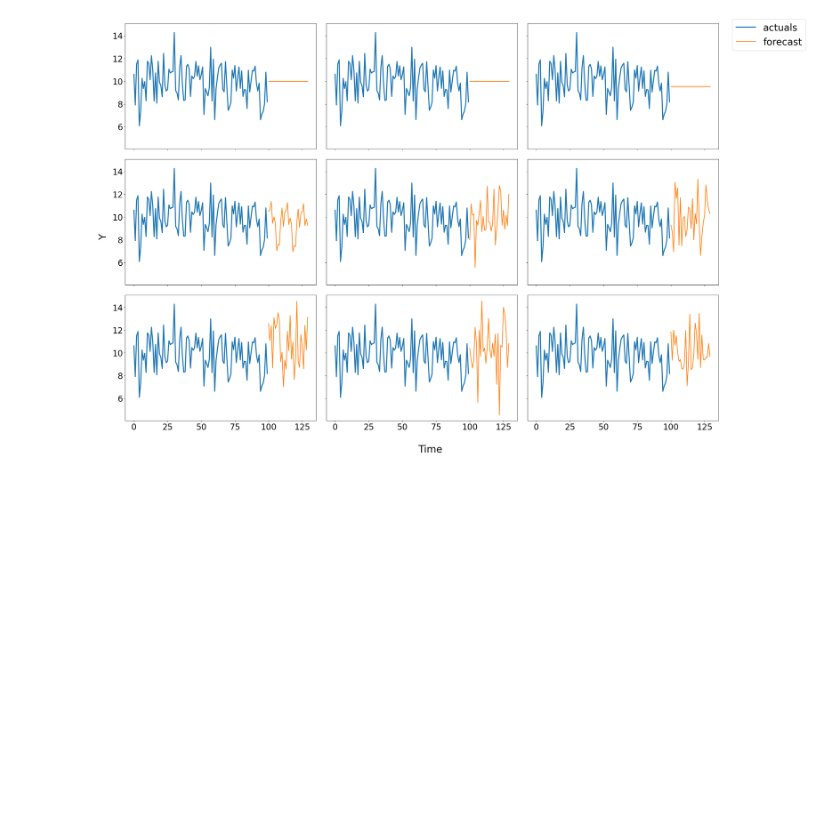
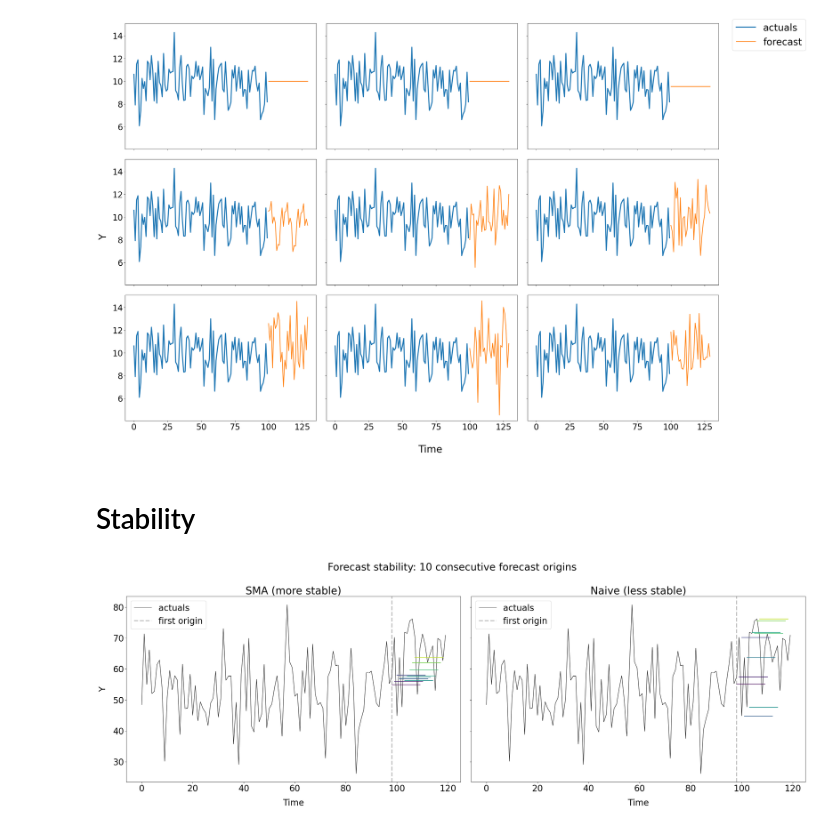
Before and after one commit to ltsaprounis/evaluating-distributional-forecasts-talk, a Jupyter notebook: point-forecasting-metrics.ipynb, the cells around one changed output. Cells and saved outputs as stored; diff of their text form; code cells hidden in the pictures; blank space fills up the shorter version.

Commit message:
refine notebook and plot

```diff
--- a/point-forecasting-metrics.ipynb
+++ b/point-forecasting-metrics.ipynb
@@ -454,3 +454,70 @@ fig.savefig("images/cell23_normal_forecast_grid.png", bbox_inches="tight", dpi=1
 plt.show()
 # %% [output]
 [figure]
+# %% [markdown]
+# Stability
+# %%
+import warnings
+from statsmodels.tsa.exponential_smoothing.ets import ETSModel as _ETS
+
+# --- Generate synthetic data from an ETS(A,N,N) model using ETSModel.simulate ---
+n_total = 120
+alpha_true = 0.1
+level_init = 50.0
+sigma = 0.5
+
+# Create an ETS(A,N,N) model, set parameters via smooth, then simulate
+with warnings.catch_warnings():
+    warnings.simplefilter("ignore")
+    ets_sim_model = _ETS(
+        pd.Series(np.zeros(n_total)), error="add", trend=None, seasonal=None
+    )
+    # params order for ETS(A,N,N): [alpha, initial_level, sigma^2]
+    params = np.array([alpha_true, level_init, sigma**2])
+    ets_sim_results = ets_sim_model.smooth(params)
+    y_synth_series = ets_sim_results.simulate(
+        nsimulations=n_total, anchor="start", random_state=99
+    )
+
+y_synth_series.index = np.arange(n_total)
+y_synth_series.name = "y"
+
+# --- Forecast parameters ---
+n_origins = 10
+forecast_horizon = 12
+min_train = n_total - n_origins - forecast_horizon  # earliest training cutoff
+sma_window = 12
+
+# --- Generate forecasts from each origin ---
+fig, axes = plt.subplots(1, 2, figsize=(28, 10), sharey=True)
+titles = ["SMA (more stable)", "Naive (less stable)"]
+
+for origin_idx in range(n_origins):
+    cutoff = min_train + origin_idx
+    train = y_synth_series.iloc[:cutoff]
+    fcast_idx = np.arange(cutoff, cutoff + forecast_horizon)
+
+    # SMA forecast: mean of last sma_window observations, flat forward
+    sma_fcast = np.full(forecast_horizon, train.iloc[-sma_window:].mean())
+    # Naive forecast: last observation, flat forward
+    naive_fcast = np.full(forecast_horizon, train.iloc[-1])
+
+    color = plt.cm.viridis(origin_idx / n_origins)
+    axes[0].plot(fcast_idx, sma_fcast, color=color, linewidth=2, alpha=0.8)
+    axes[1].plot(fcast_idx, naive_fcast, color=color, linewidth=2, alpha=0.8)
+
+# Plot actuals on both subplots
+for ax, title in zip(axes, titles):
+    ax.plot(y_synth_series.index, y_synth_series.values, color="black", linewidth=1, label="actuals", zorder=0)
+    ax.axvline(min_train, color="grey", linestyle="--", alpha=0.5, label="first origin")
+    ax.set_title(title)
+    ax.set_xlabel("Time")
+    ax.legend(loc="upper left")
+
+axes[0].set_ylabel("Y")
+fig.suptitle("Forecast stability: 10 consecutive forecast origins", fontsize=28)
+plt.tight_layout()
+plt.savefig("images/stability_sma_vs_naive.png", bbox_inches="tight", dpi=150)
+plt.show()
+# %% [output]
+[figure, added]
```
Also changed, not shown: 3 other files.
